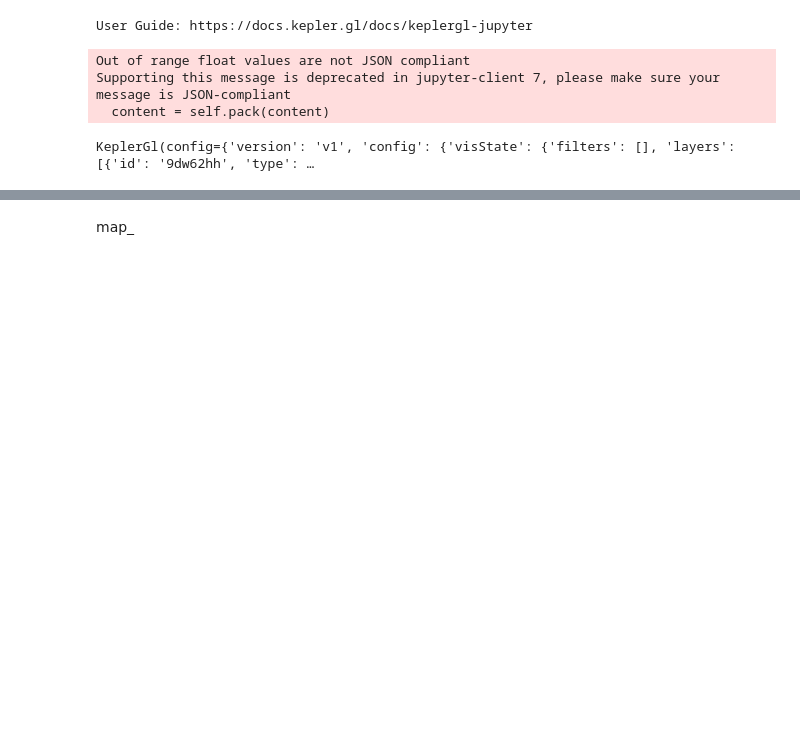
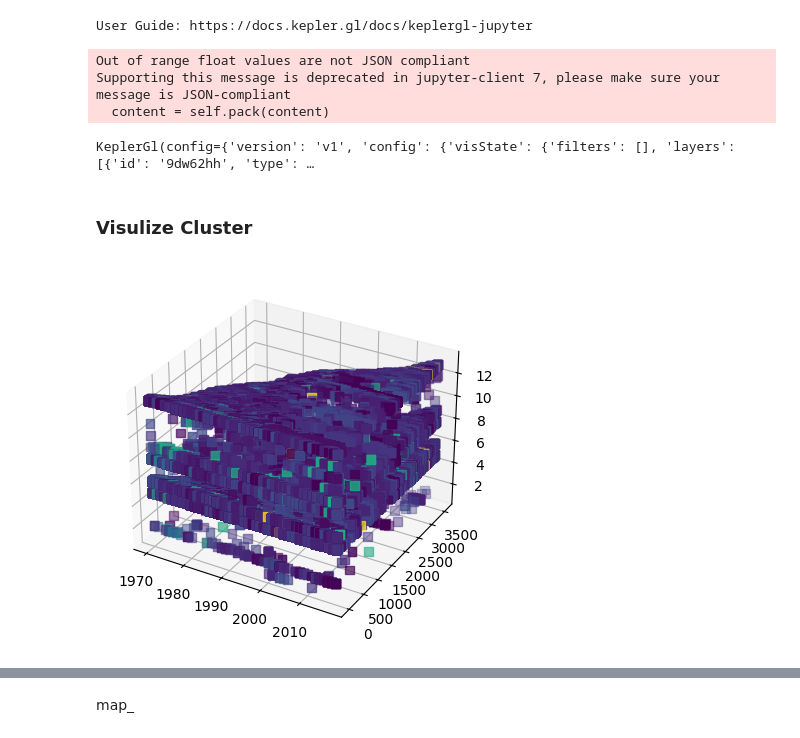
Before and after one commit to DataScience-DHBWKA/Data4Peace, a Jupyter notebook: Data4Peace.ipynb, the cells around one changed output, grey strips where cells are left out. Cells and saved outputs as stored; diff of their text form; code cells hidden in the pictures; blank space fills up the shorter version.

Commit message:
add cluster

```diff
--- a/Data4Peace.ipynb
+++ b/Data4Peace.ipynb
@@ -59,4 +59,22 @@ Out of range float values are not JSON compliant
 Supporting this message is deprecated in jupyter-client 7, please make sure your message is JSON-compliant
   content = self.pack(content)
 KeplerGl(config={'version': 'v1', 'config': {'visState': {'filters': [], 'layers': [{'id': '9dw62hh', 'type': …
+# %% [markdown]
+### Visulize Cluster
+# %%
+import numpy as np
+
+df_cluster = df.loc[:, ["iyear", "country", "gname", "weaptype1", "targtype1", "nkill"]]
+
+fig = plt.figure()
+ax = fig.add_subplot(111, projection='3d')
+x = np.array(df_cluster["iyear"])
+y = np.array(df_cluster["gname"])
+z = np.array(df_cluster["weaptype1"])
+
+ax.scatter(x,y,z, marker="s", c=df_cluster["country"], s=40)
+
+plt.show()
+# %% [output]
+[figure, added]
 # %% [markdown]
```
Also changed, not shown: parts of 2 cells of this notebook, 1 other file.
